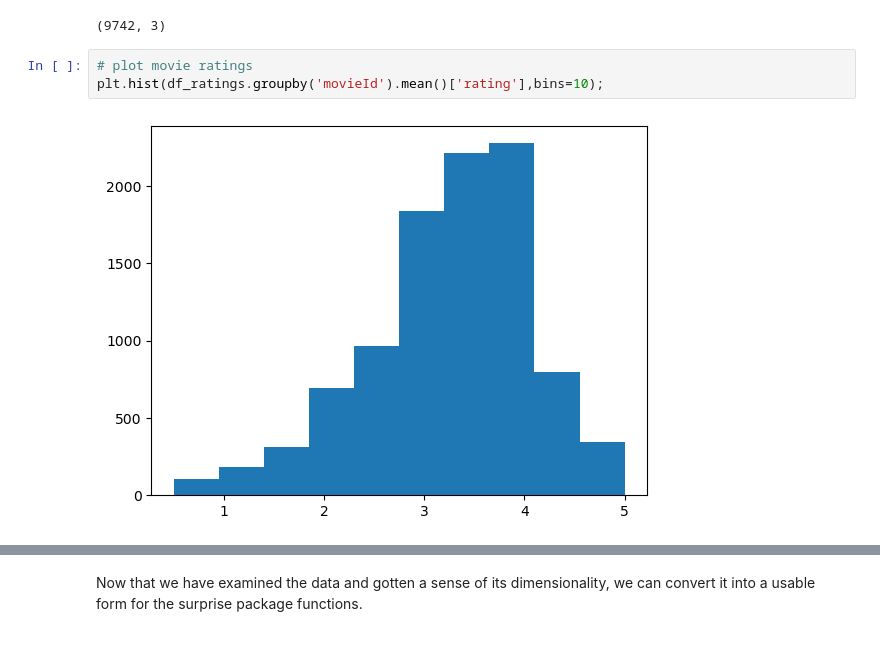
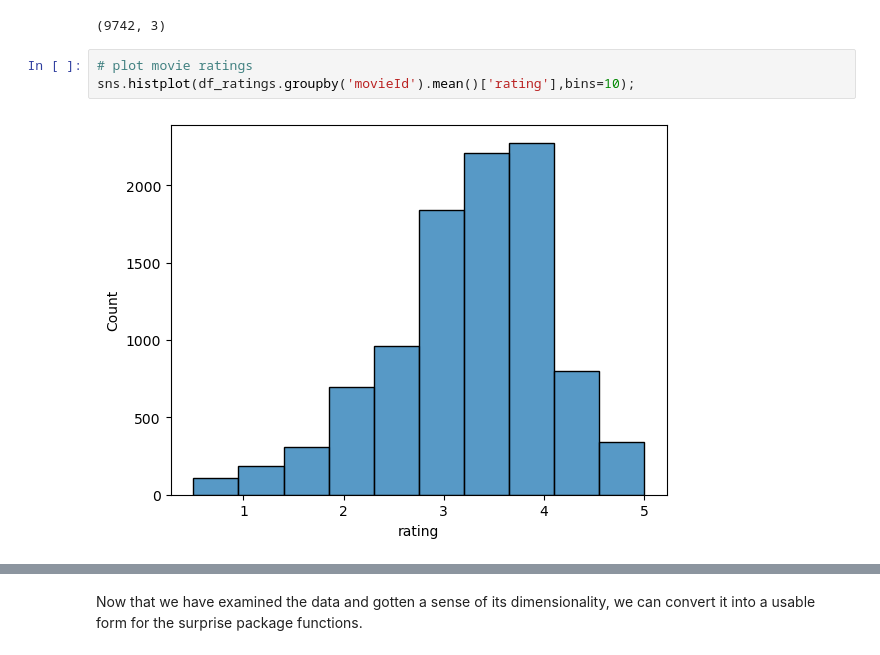
Before and after one commit to adobronyi/predicting_movie_recommendations, a Jupyter notebook: student_v1.ipynb, the cells around one changed output, grey strips where cells are left out. Drawn from its saved outputs; the diff is of its cells as text.

```diff
--- a/student_v1.ipynb
+++ b/student_v1.ipynb
@@ -106,8 +132,8 @@ df_movies.shape
 (9742, 3)
 # %%
 # plot movie ratings
-plt.hist(df_ratings.groupby('movieId').mean()['rating'],bins=10);
+sns.histplot(df_ratings.groupby('movieId').mean()['rating'],bins=10);
 # %% [output]
-[figure, old version]
+[figure, new version]
 # %%
 # plot number of ratings
```
Also changed, not shown: parts of 65 cells of this notebook.
